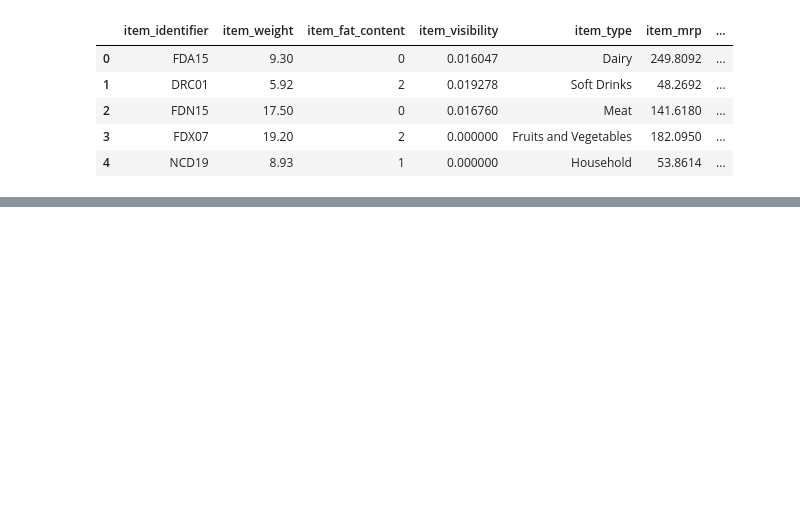
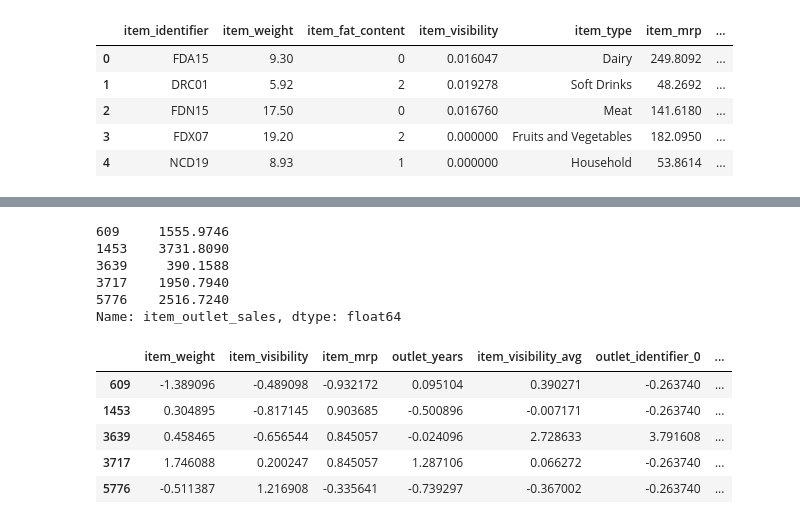
Before and after one commit to sakhawath19/Python, a Jupyter notebook: projects/sell_prediction/sell_prediction.ipynb, the cells around one changed output, grey strips where cells are left out. Drawn from its saved outputs; the diff is of its cells as text; code cells hidden in the pictures; blank space fills up the shorter version.

```diff
--- a/projects/sell_prediction/sell_prediction.ipynb
+++ b/projects/sell_prediction/sell_prediction.ipynb
@@ -548,0 +566,26 @@ dtype: object
+# %%
+df_t = df.copy()
+
+df_t.drop(['item_type', 'outlet_establishment_year', 'item_identifier'], axis=1, inplace=True)
+
+train = df_t.loc[df['source']=='train']
+test = df_t.loc[df['source']=='test']
+
+train.drop(['source'], inplace=True, axis=1)
+test.drop(['source', 'item_outlet_sales'], inplace=True, axis=1) # This df does not have real item_outlet_sales value
+
+X = train.drop(['item_outlet_sales'], axis=1)
+y = train['item_outlet_sales']
+
+X_train, X_test, y_train, y_test = train_test_split(X, y, test_size=0.3, random_state=7)
+
+# test = test.drop(['item_identifier']) # Let say this is a real data to test. But we do not have real sales to compare
+# %%
+y_train.head()
+# %% [output]
+609     1555.9746
+1453    3731.8090
+3639     390.1588
+3717    1950.7940
+5776    2516.7240
+Name: item_outlet_sales, dtype: float64
@@ -548,0 +595,9 @@ dtype: object
+# %%
+X_train.head()
+# %% [output]
+|  | item_weight | item_visibility | item_mrp | outlet_years | item_visibility_avg | outlet_identifier_0 | ... |
+| 609 | -1.389096 | -0.489098 | -0.932172 | 0.095104 | 0.390271 | -0.263740 | ... |
+| 1453 | 0.304895 | -0.817145 | 0.903685 | -0.500896 | -0.007171 | -0.263740 | ... |
+| 3639 | 0.458465 | -0.656544 | 0.845057 | -0.024096 | 2.728633 | 3.791608 | ... |
+| 3717 | 1.746088 | 0.200247 | 0.845057 | 1.287106 | 0.066272 | -0.263740 | ... |
+| 5776 | -0.511387 | 1.216908 | -0.335641 | -0.739297 | -0.367002 | -0.263740 | ... |
```
Also changed, not shown: parts of 13 cells of this notebook.
